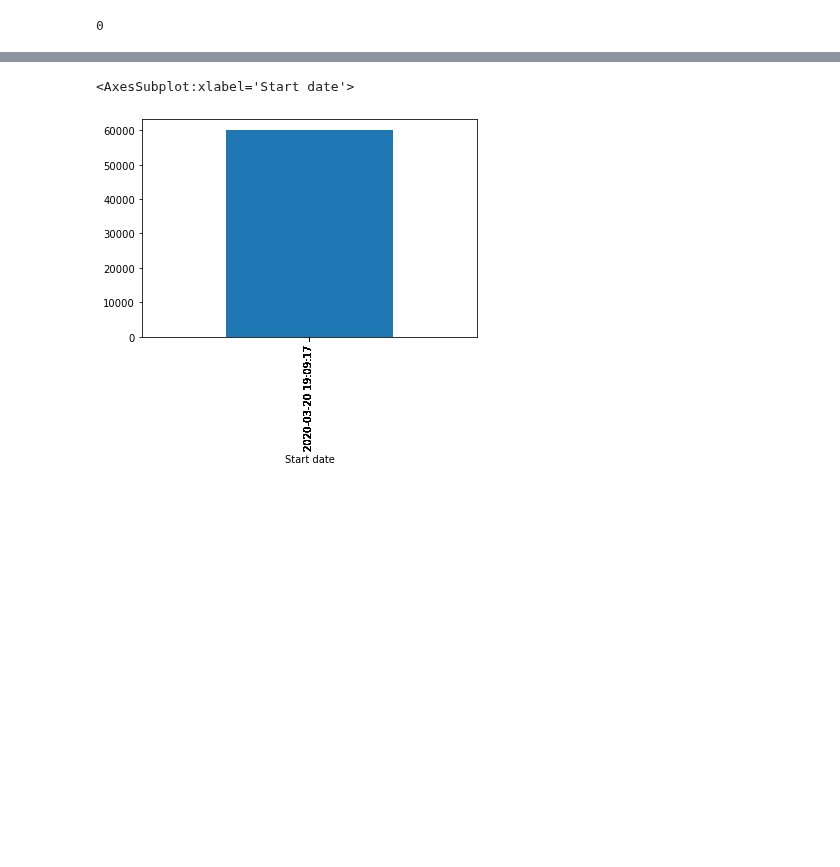
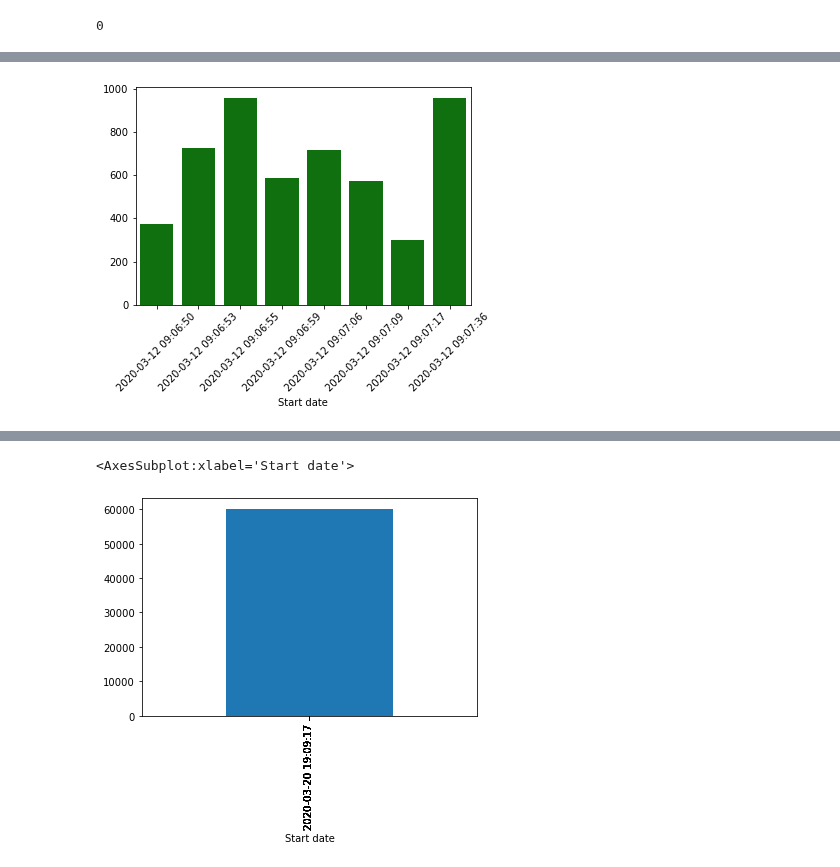
Before and after one commit to shekharbiswas/antelope, a Jupyter notebook: bikesharing.ipynb, the cells around one changed output, grey strips where cells are left out. Saved outputs shown, nothing was run; the diff lists cells and outputs as text; code cells hidden in the pictures; blank space fills up the shorter version.

```diff
--- a/bikesharing.ipynb
+++ b/bikesharing.ipynb
@@ -237,9 +246,6 @@ df.shape
 type(df['Start date'][0])
 # %% [output]
 pandas._libs.tslibs.timestamps.Timestamp
-# %%
-# Again ?
-df['End date'] = pd.to_datetime(df['End date'])
 # %%
 type(df['End date'][0])
 # %% [output]
@@ -312,4 +321,12 @@ df['2020-03-12'][2001:2009]
 | 2020-03-12 09:07:09 | 574 | 2020-03-12 09:07:09 | 2020-03-12 09:16:43 | 31218 | L'Enfant Plaza / 7th & C St SW | 31238 | ... |
 | 2020-03-12 09:07:17 | 301 | 2020-03-12 09:07:17 | 2020-03-12 09:12:18 | 31618 | 4th & East Capitol St NE | 31623 | ... |
 | 2020-03-12 09:07:36 | 959 | 2020-03-12 09:07:36 | 2020-03-12 09:23:35 | 31118 | 3rd & Elm St NW | 31621 | ... |
+# %%
+import matplotlib.pyplot as plt
+ax = sns.barplot( x = df['2020-03-12']['Duration'][2001:2009].index, y = df['2020-03-12']['Duration'][2001:2009].values, color = 'green')
+
+for item in ax.get_xticklabels():
+    item.set_rotation(45)
+# %% [output]
+[figure, added]
 # %%
```
Also changed, not shown: parts of 6 cells of this notebook, 1 other file.
